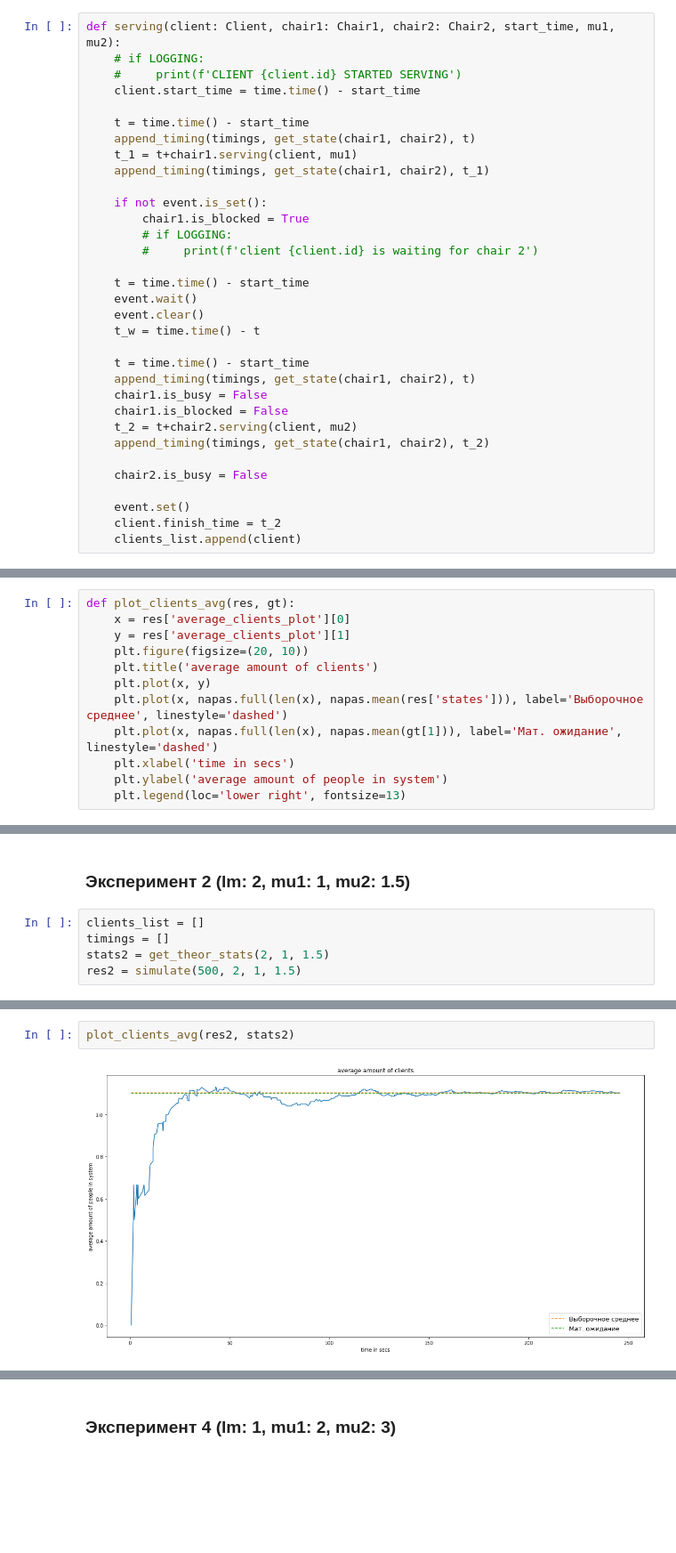
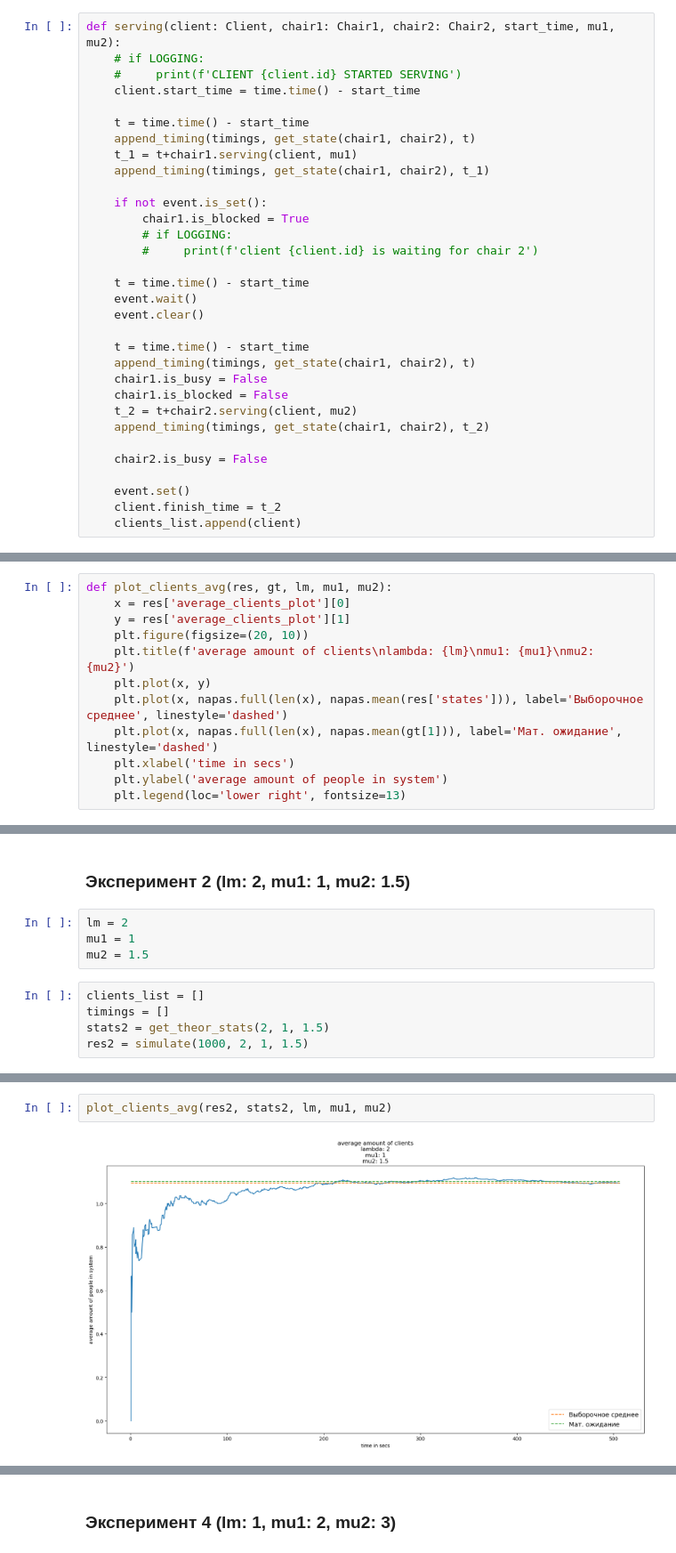
Before and after one commit to a13xbb/shoe-shine-shop, a Jupyter notebook: shop.ipynb, the cells around one changed output, grey strips where cells are left out. Shown at 89% size. Saved outputs shown, nothing was run; the diff lists cells and outputs as text; blank space fills up the shorter version.

```diff
--- a/shop.ipynb
+++ b/shop.ipynb
@@ -99,7 +99,6 @@ def serving(client: Client, chair1: Chair1, chair2: Chair2, start_time, mu1, mu2
     t = time.time() - start_time
     event.wait()
     event.clear()
-    t_w = time.time() - t
 
     t = time.time() - start_time
     append_timing(timings, get_state(chair1, chair2), t)
@@ -211,11 +210,11 @@ def simulate(n_clients, _lambda, mu1, mu2) -> dict:
 
     return results
 # %%
-def plot_clients_avg(res, gt):
+def plot_clients_avg(res, gt, lm, mu1, mu2):
     x = res['average_clients_plot'][0]
     y = res['average_clients_plot'][1]
     plt.figure(figsize=(20, 10))
-    plt.title('average amount of clients')
+    plt.title(f'average amount of clients\nlambda: {lm}\nmu1: {mu1}\nmu2: {mu2}')
     plt.plot(x, y)
     plt.plot(x, napas.full(len(x), napas.mean(res['states'])), label='Выборочное среднее', linestyle='dashed')
     plt.plot(x, napas.full(len(x), napas.mean(gt[1])), label='Мат. ожидание', linestyle='dashed')
@@ -258,8 +262,12 @@ plot_time_avg(res1, stats1)
 # %% [markdown]
 ### Эксперимент 2 (lm: 2, mu1: 1, mu2: 1.5)
+# %%
+lm = 2
+mu1 = 1
+mu2 = 1.5
 # %%
 clients_list = []
 timings = []
 stats2 = get_theor_stats(2, 1, 1.5)
-res2 = simulate(500, 2, 1, 1.5)
+res2 = simulate(1000, 2, 1, 1.5)
 # %%
@@ -271,5 +280,5 @@ plt.plot(res2['probs'].keys(), stats2[0])
 # %%
-plot_clients_avg(res2, stats2)
+plot_clients_avg(res2, stats2, lm, mu1, mu2)
 # %% [output]
-[figure, old version]
+[figure, new version]
 # %%
```
Also changed, not shown: parts of 19 cells of this notebook.
